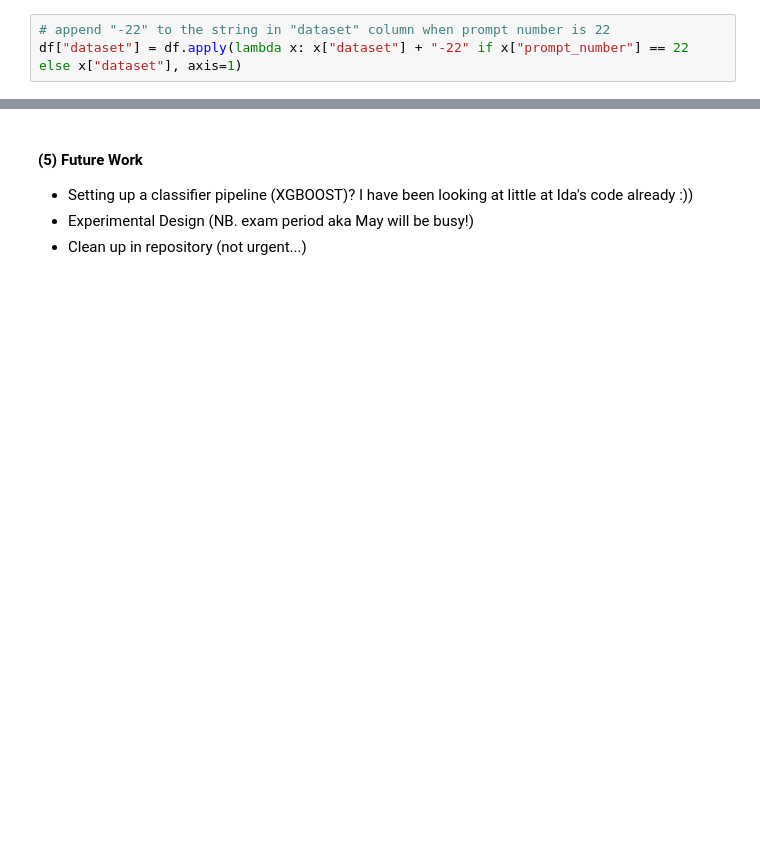
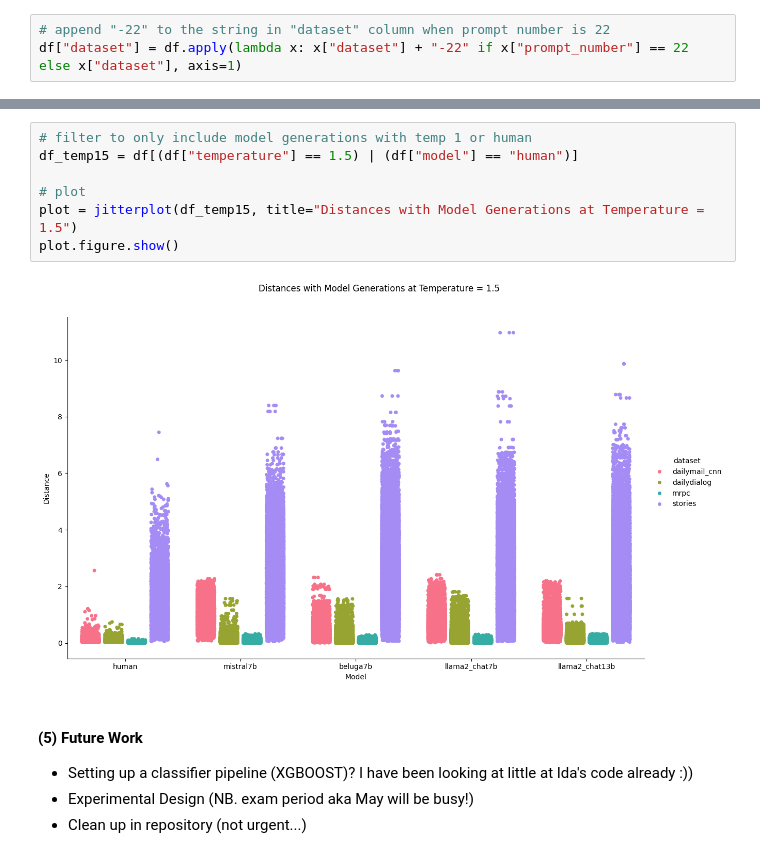
Before and after one commit to rbroc/echo, a Jupyter notebook: notes/progress-14-03-24.ipynb, the cells around one changed output, grey strips where cells are left out. Drawn from its saved outputs; the diff is of its cells as text; blank space fills up the shorter version.

```diff
--- a/notes/progress-14-03-24.ipynb
+++ b/notes/progress-14-03-24.ipynb
@@ -83,3 +103,12 @@ plot = jitterplot(df, jitter=0.1)
+# %%
+# filter to only include model generations with temp 1 or human
+df_temp15 = df[(df["temperature"] == 1.5) | (df["model"] == "human")]
+
+# plot
+plot = jitterplot(df_temp15, title="Distances with Model Generations at Temperature = 1.5")
+plot.figure.show()
+# %% [output]
+[figure, added]
 # %% [markdown]
 #### (5) Future Work
 * Setting up a classifier pipeline (XGBOOST)? I have been looking at little at Ida's code already :))
```
Also changed, not shown: parts of 7 cells of this notebook.
